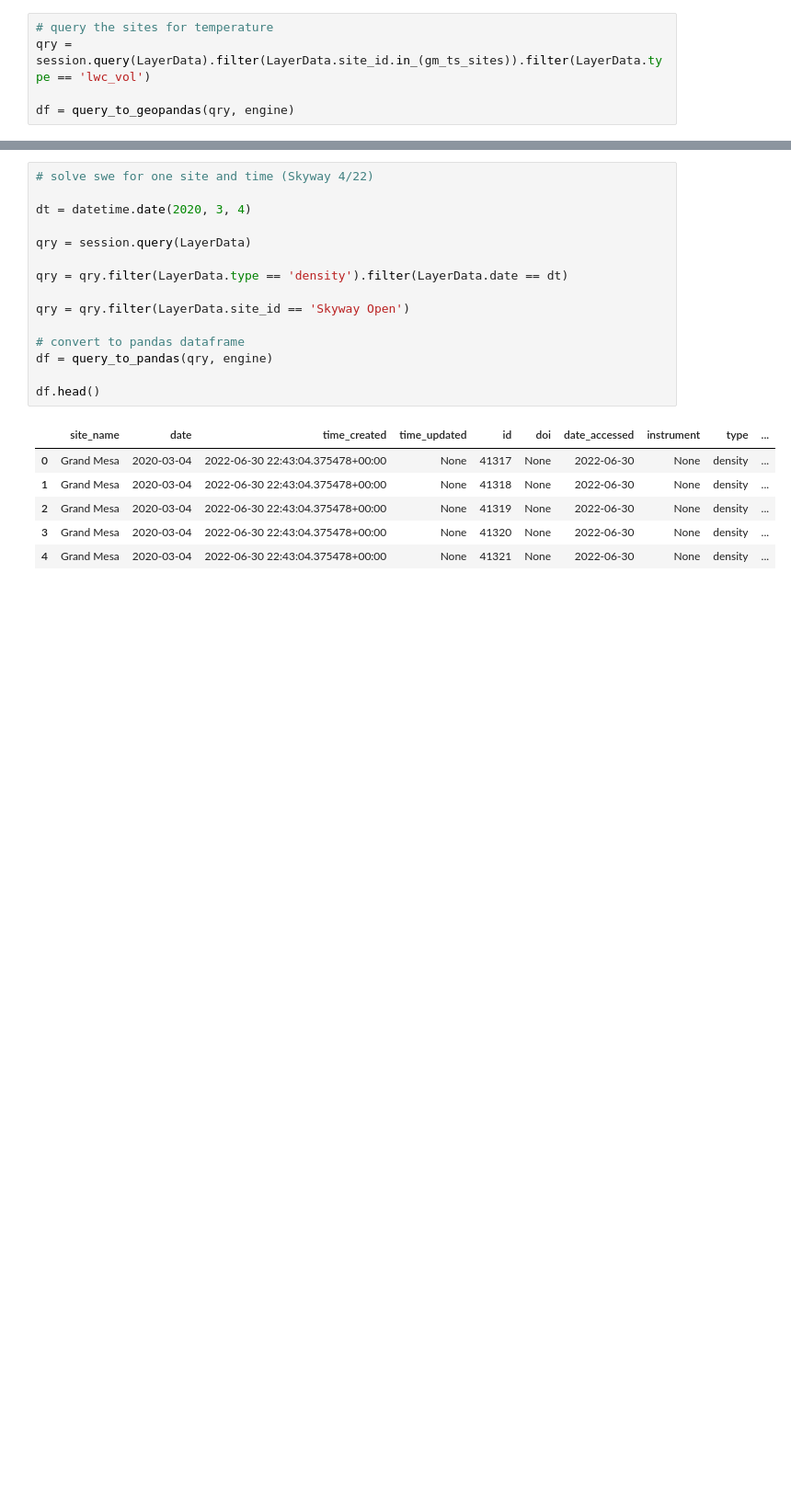
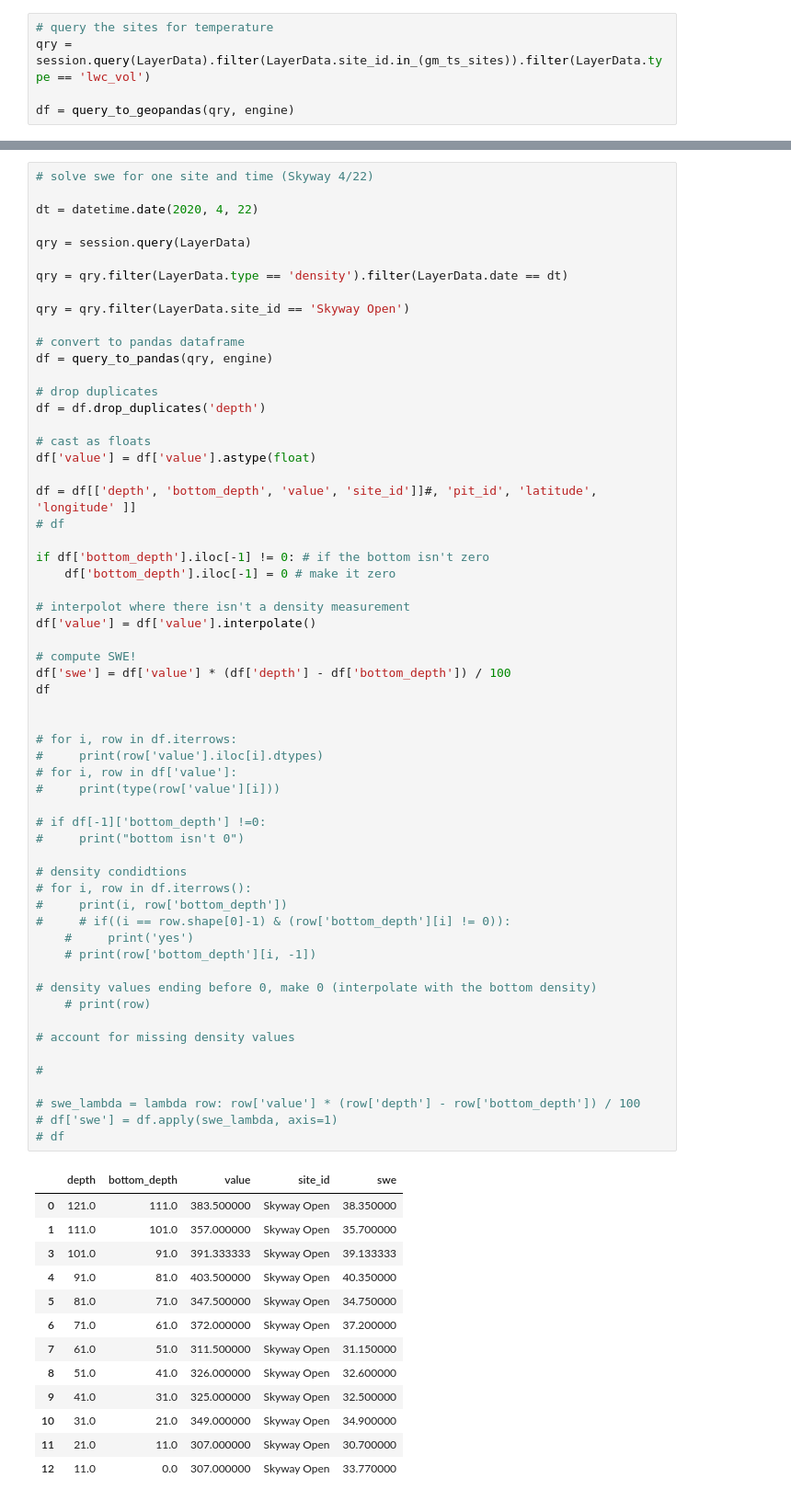
Before and after one commit to snowex-hackweek/snowmelt-timing, a Jupyter notebook: contributors/megan/ground-obs.ipynb, the cells around one changed output, grey strips where cells are left out. Shown: that part at 92% size. Cells and saved outputs as stored; diff of their text form; blank space fills up the shorter version.

```diff
--- a/contributors/megan/ground-obs.ipynb
+++ b/contributors/megan/ground-obs.ipynb
@@ -240,22 +255,73 @@ NameError: name 'sites' is not defined
 # %%
 # solve swe for one site and time (Skyway 4/22)
 
-dt = datetime.date(2020, 3, 4)
+dt = datetime.date(2020, 4, 22)
 
 qry = session.query(LayerData)
 
 qry = qry.filter(LayerData.type == 'density').filter(LayerData.date == dt)
 
 qry = qry.filter(LayerData.site_id == 'Skyway Open')
 
 # convert to pandas dataframe
 df = query_to_pandas(qry, engine)
 
-df.head()
+# drop duplicates
+df = df.drop_duplicates('depth')
+
+# cast as floats
+df['value'] = df['value'].astype(float)
+
+df = df[['depth', 'bottom_depth', 'value', 'site_id']]#, 'pit_id', 'latitude', 'longitude' ]]
+# df
+
+if df['bottom_depth'].iloc[-1] != 0: # if the bottom isn't zero
+    df['bottom_depth'].iloc[-1] = 0 # make it zero
+
+# interpolot where there isn't a density measurement
+df['value'] = df['value'].interpolate()
+
+# compute SWE!
+df['swe'] = df['value'] * (df['depth'] - df['bottom_depth']) / 100
+df
+
+
+# for i, row in df.iterrows:
+#     print(row['value'].iloc[i].dtypes)
+# for i, row in df['value']:
+#     print(type(row['value'][i]))
+
+# if df[-1]['bottom_depth'] !=0:
+#     print("bottom isn't 0")
+
+# density condidtions
+# for i, row in df.iterrows():
+#     print(i, row['bottom_depth'])
+#     # if((i == row.shape[0]-1) & (row['bottom_depth'][i] != 0)):
+    #     print('yes')
+    # print(row['bottom_depth'][i, -1])
+
+# density values ending before 0, make 0 (interpolate with the bottom density)
+    # print(row)
+
+# account for missing density values
+
+#
+
+# swe_lambda = lambda row: row['value'] * (row['depth'] - row['bottom_depth']) / 100
+# df['swe'] = df.apply(swe_lambda, axis=1)
+# df
 # %% [output]
-|  | site_name | date | time_created | time_updated | id | doi | date_accessed | instrument | type | ... |
-| 0 | Grand Mesa | 2020-03-04 | 2022-06-30 22:43:04.375478+00:00 | None | 41317 | None | 2022-06-30 | None | density | ... |
-| 1 | Grand Mesa | 2020-03-04 | 2022-06-30 22:43:04.375478+00:00 | None | 41318 | None | 2022-06-30 | None | density | ... |
-| 2 | Grand Mesa | 2020-03-04 | 2022-06-30 22:43:04.375478+00:00 | None | 41319 | None | 2022-06-30 | None | density | ... |
-| 3 | Grand Mesa | 2020-03-04 | 2022-06-30 22:43:04.375478+00:00 | None | 41320 | None | 2022-06-30 | None | density | ... |
-| 4 | Grand Mesa | 2020-03-04 | 2022-06-30 22:43:04.375478+00:00 | None | 41321 | None | 2022-06-30 | None | density | ... |
+|  | depth | bottom_depth | value | site_id | swe |
+| 0 | 121.0 | 111.0 | 383.500000 | Skyway Open | 38.350000 |
+| 1 | 111.0 | 101.0 | 357.000000 | Skyway Open | 35.700000 |
+| 3 | 101.0 | 91.0 | 391.333333 | Skyway Open | 39.133333 |
+| 4 | 91.0 | 81.0 | 403.500000 | Skyway Open | 40.350000 |
+| 5 | 81.0 | 71.0 | 347.500000 | Skyway Open | 34.750000 |
+| 6 | 71.0 | 61.0 | 372.000000 | Skyway Open | 37.200000 |
+| 7 | 61.0 | 51.0 | 311.500000 | Skyway Open | 31.150000 |
+| 8 | 51.0 | 41.0 | 326.000000 | Skyway Open | 32.600000 |
+| 9 | 41.0 | 31.0 | 325.000000 | Skyway Open | 32.500000 |
+| 10 | 31.0 | 21.0 | 349.000000 | Skyway Open | 34.900000 |
+| 11 | 21.0 | 11.0 | 307.000000 | Skyway Open | 30.700000 |
+| 12 | 11.0 | 0.0 | 307.000000 | Skyway Open | 33.770000 |
```
Also changed, not shown: parts of 11 cells of this notebook.
